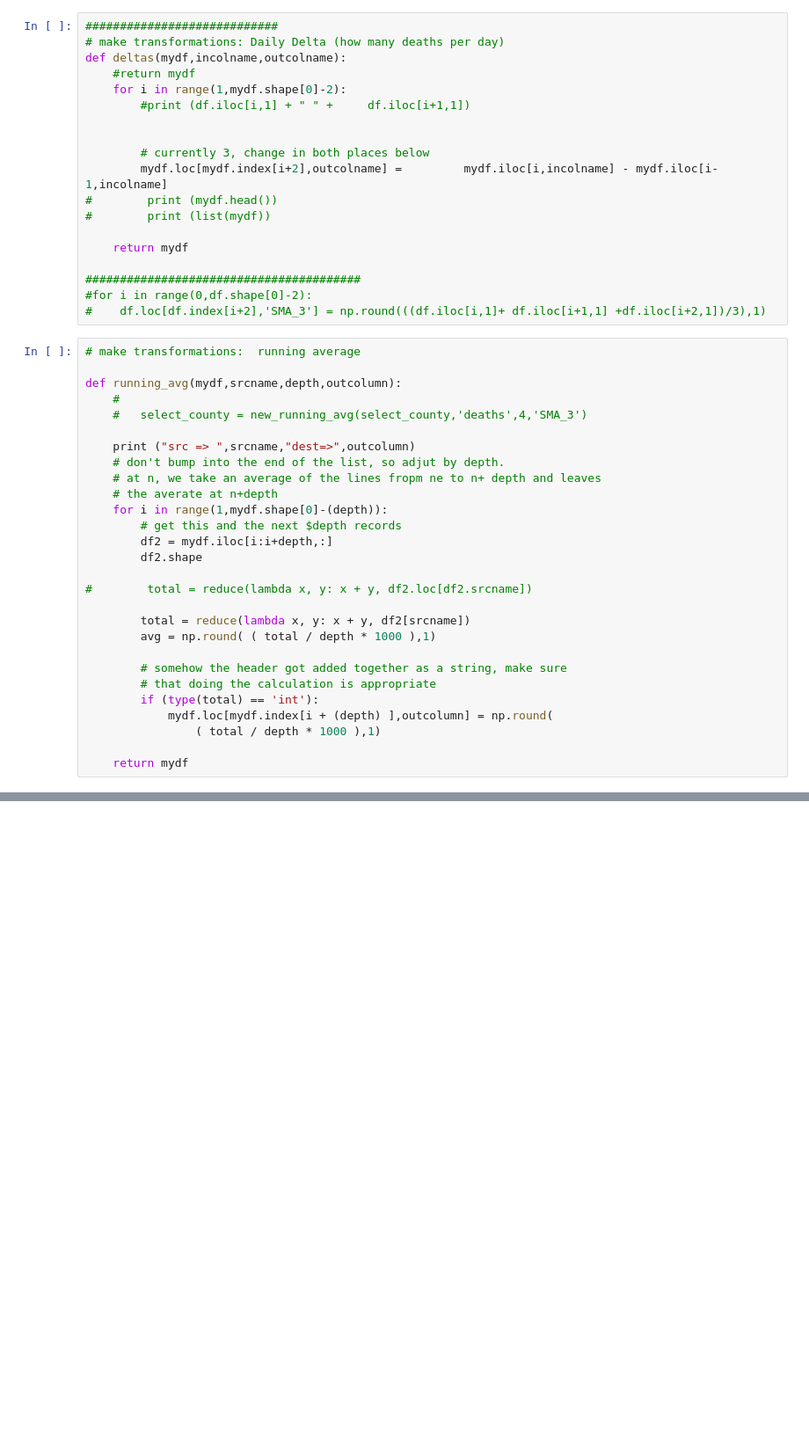
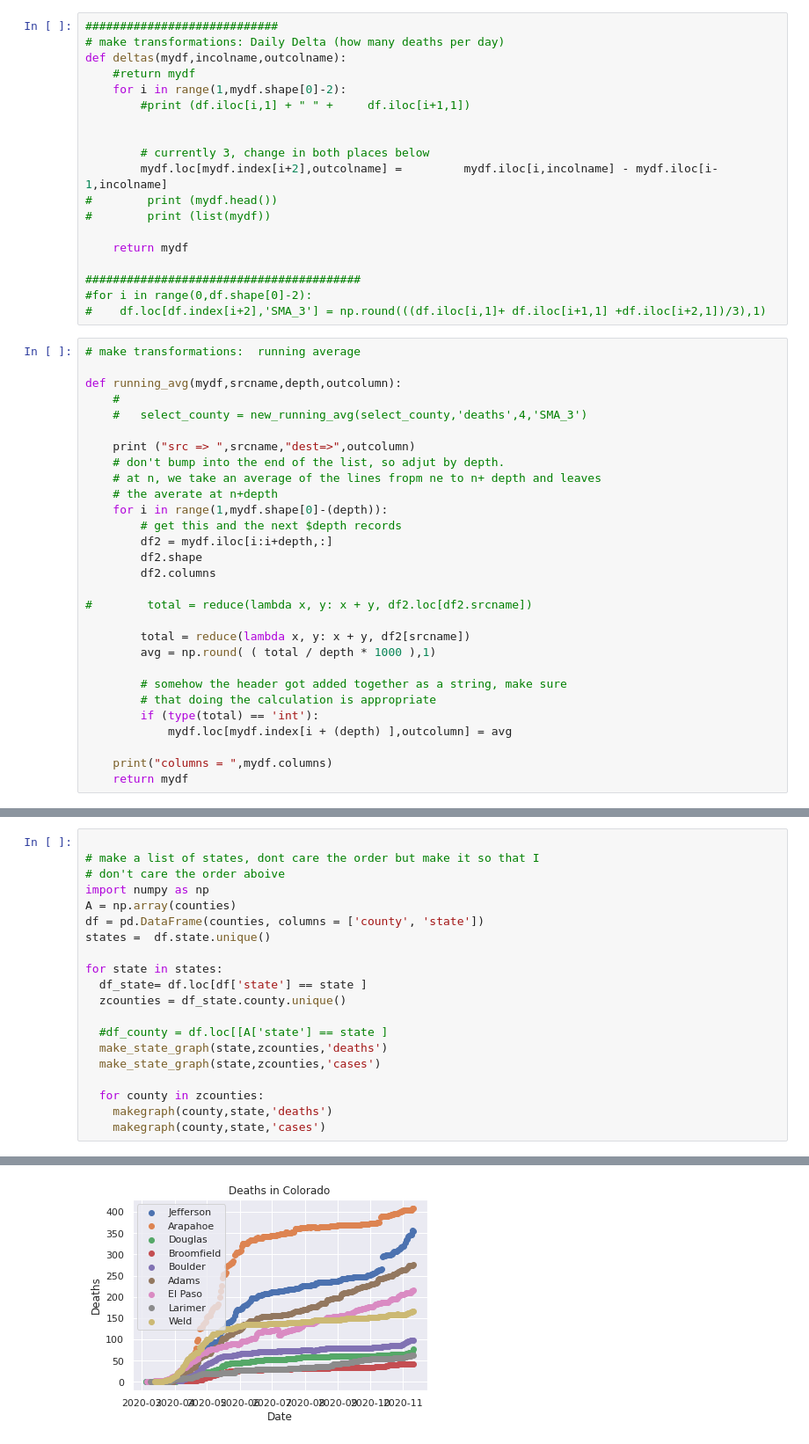
Before and after one commit to rcanzlovar/Jupyterdocs, a Jupyter notebook: Latester_Covid_Data_Graphs_in_Colab.ipynb, the cells around one changed output, grey strips where cells are left out. Shown: that part at 88% size. Saved outputs shown, nothing was run; the diff lists cells and outputs as text; blank space fills up the shorter version.

```diff
--- a/Latester_Covid_Data_Graphs_in_Colab.ipynb
+++ b/Latester_Covid_Data_Graphs_in_Colab.ipynb
@@ -261,6 +345,7 @@ def running_avg(mydf,srcname,depth,outcolumn):
         # get this and the next $depth records
         df2 = mydf.iloc[i:i+depth,:]
         df2.shape
+        df2.columns
 
 #        total = reduce(lambda x, y: x + y, df2.loc[df2.srcname])
 
@@ -270,7 +355,7 @@ def running_avg(mydf,srcname,depth,outcolumn):
         # somehow the header got added together as a string, make sure
         # that doing the calculation is appropriate
         if (type(total) == 'int'):
-            mydf.loc[mydf.index[i + (depth) ],outcolumn] = np.round(
-                ( total / depth * 1000 ),1)
+            mydf.loc[mydf.index[i + (depth) ],outcolumn] = avg
 
+    print("columns = ",mydf.columns)
     return mydf
@@ -276,0 +504,21 @@ def running_avg(mydf,srcname,depth,outcolumn):
+# %%
+
+# make a list of states, dont care the order but make it so that I
+# don't care the order aboive
+import numpy as np
+A = np.array(counties)
+df = pd.DataFrame(counties, columns = ['county', 'state'])
+states =  df.state.unique()
+
+for state in states:
+  df_state= df.loc[df['state'] == state ]
+  zcounties = df_state.county.unique()
+
+  #df_county = df.loc[[A['state'] == state ]
+  make_state_graph(state,zcounties,'deaths')
+  make_state_graph(state,zcounties,'cases')
+
+  for county in zcounties:
+    makegraph(county,state,'deaths')
+    makegraph(county,state,'cases')
+# %% [output]
@@ -276,0 +536 @@ def running_avg(mydf,srcname,depth,outcolumn):
+[figure, added]
```
Also changed, not shown: parts of 16 cells of this notebook.
